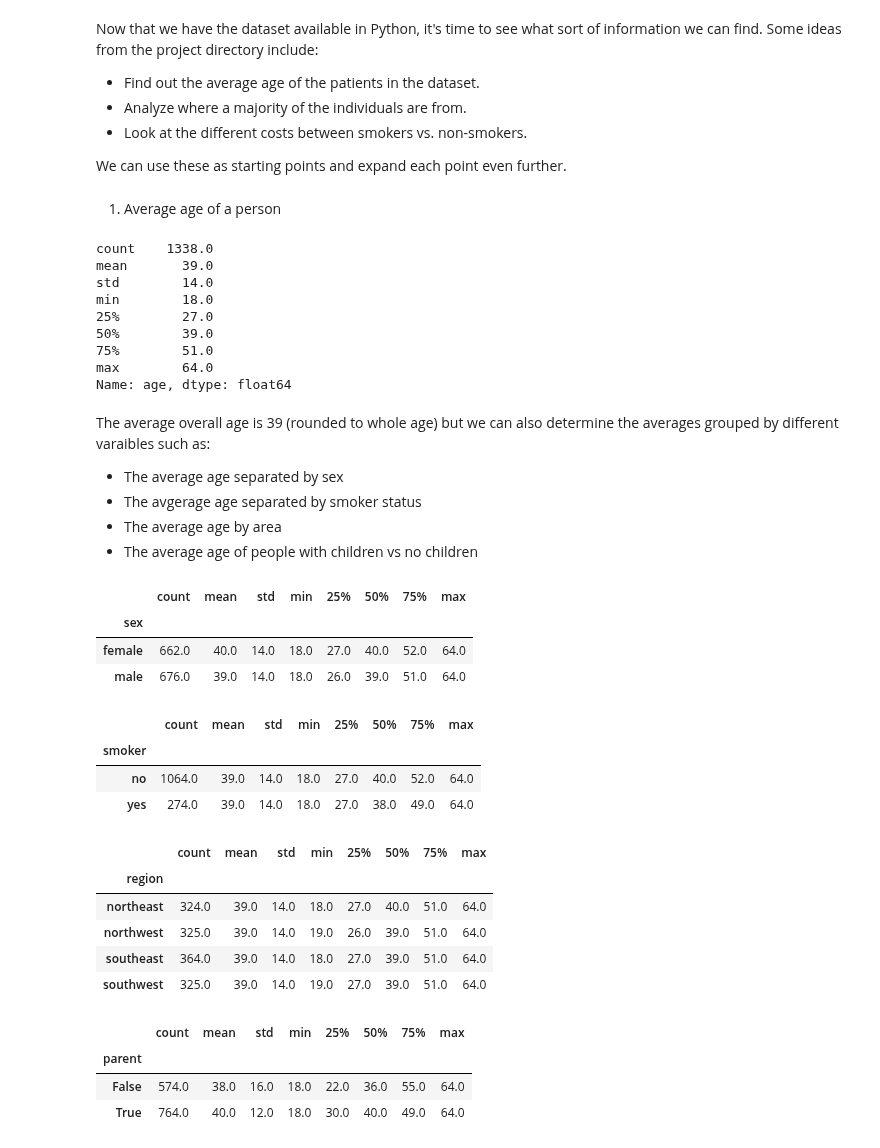
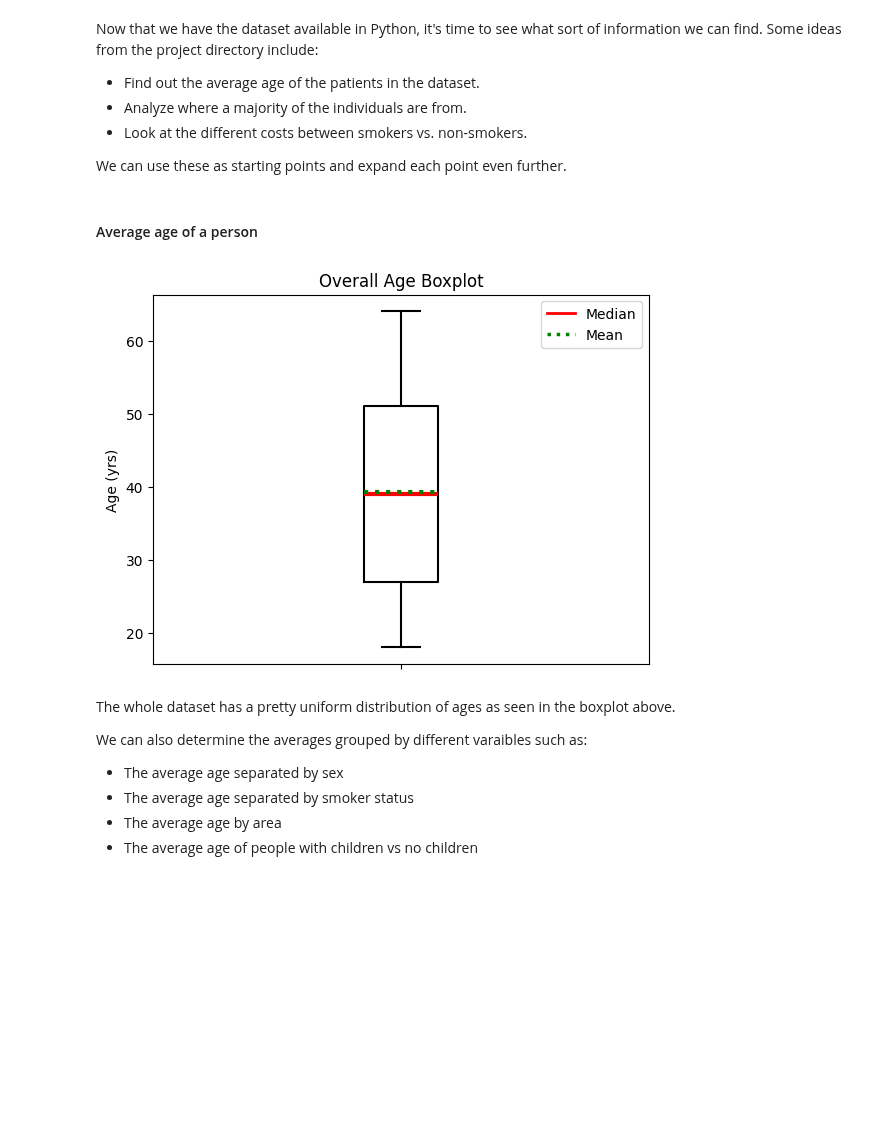
Before and after one commit to LucasCroslyn/CodingProblems, a Jupyter notebook: CodeCademy/Data Science Foundations Skill Path/Medical Insurance Full Project/us-medical-insurance-costs.ipynb, the cells around one changed output. Cells and saved outputs as stored; diff of their text form; code cells hidden in the pictures; blank space fills up the shorter version.

```diff
--- a/CodeCademy/Data Science Foundations Skill Path/Medical Insurance Full Project/us-medical-insurance-costs.ipynb
+++ b/CodeCademy/Data Science Foundations Skill Path/Medical Insurance Full Project/us-medical-insurance-costs.ipynb
@@ -63,57 +80,33 @@ Some ideas from the project directory include:
 
 We can use these as starting points and expand each point even further.
 # %% [markdown]
-1. Average age of a person
+#### Average age of a person
-# %%
-insurance_data["age"].describe().round(0)
-# %% [output]
-count    1338.0
-mean       39.0
-std        14.0
-min        18.0
-25%        27.0
-50%        39.0
-75%        51.0
-max        64.0
-Name: age, dtype: float64
+# %%
+# slightly better look for the boxplot for me
+boxprops = dict(linewidth=1.5)
+medianprops = dict(linewidth = 3, color="red")
+meanprops = dict(linestyle="dotted", color="green", linewidth=3)
+
+median_line = plt.Line2D([], [], linestyle="solid", color="red", linewidth=2, label="Median")
+mean_line = plt.Line2D([], [], linestyle="dotted", color="green", linewidth=2.5, label="Mean")
+# %%
+insurance_data.boxplot(column="age", grid=False,showmeans=True, meanline=True, boxprops=boxprops, whiskerprops=boxprops, medianprops=medianprops, meanprops=meanprops, capprops=boxprops)
+plt.title("Overall Age Boxplot")
+
+# Legend for the median/mean lines
+plt.legend(handles=[median_line, mean_line])
+
+# Removing unnessary x label + adding y label
+plt.xticks([1],"")
+plt.ylabel("Age (yrs)")
+plt.show()
+# %% [output]
+[figure, added]
 # %% [markdown]
-The average overall age is 39 (rounded to whole age) but we can also determine the averages grouped by different varaibles such as:
+The whole dataset has a pretty uniform distribution of ages as seen in the boxplot above.
+
+We can also determine the averages grouped by different varaibles such as:
 - The average age separated by sex
-- The avgerage age separated by smoker status
+- The average age separated by smoker status
 - The average age by area
 - The average age of people with children vs no children
-# %%
-# Avg age by sex
-insurance_data.groupby("sex")["age"].describe().round(0)
-# %% [output]
-|  | count | mean | std | min | 25% | 50% | 75% | max |
-| sex |  |  |  |  |  |  |  |  |
-| female | 662.0 | 40.0 | 14.0 | 18.0 | 27.0 | 40.0 | 52.0 | 64.0 |
-| male | 676.0 | 39.0 | 14.0 | 18.0 | 26.0 | 39.0 | 51.0 | 64.0 |
-# %%
-# Avg age by smoker status
-insurance_data.groupby("smoker")["age"].describe().round(0)
-# %% [output]
-|  | count | mean | std | min | 25% | 50% | 75% | max |
-| smoker |  |  |  |  |  |  |  |  |
-| no | 1064.0 | 39.0 | 14.0 | 18.0 | 27.0 | 40.0 | 52.0 | 64.0 |
-| yes | 274.0 | 39.0 | 14.0 | 18.0 | 27.0 | 38.0 | 49.0 | 64.0 |
-# %%
-# Avg age by area
-insurance_data.groupby("region")["age"].describe().round(0)
-# %% [output]
-|  | count | mean | std | min | 25% | 50% | 75% | max |
-| region |  |  |  |  |  |  |  |  |
-| northeast | 324.0 | 39.0 | 14.0 | 18.0 | 27.0 | 40.0 | 51.0 | 64.0 |
-| northwest | 325.0 | 39.0 | 14.0 | 19.0 | 26.0 | 39.0 | 51.0 | 64.0 |
-| southeast | 364.0 | 39.0 | 14.0 | 18.0 | 27.0 | 39.0 | 51.0 | 64.0 |
-| southwest | 325.0 | 39.0 | 14.0 | 19.0 | 27.0 | 39.0 | 51.0 | 64.0 |
-# %%
-# Avg age parent vs non-parent
-insurance_data["parent"] = insurance_data["children"] > 0
-insurance_data.groupby('parent')['age'].describe().round(0)
-# %% [output]
-|  | count | mean | std | min | 25% | 50% | 75% | max |
-| parent |  |  |  |  |  |  |  |  |
-| False | 574.0 | 38.0 | 16.0 | 18.0 | 22.0 | 36.0 | 55.0 | 64.0 |
-| True | 764.0 | 40.0 | 12.0 | 18.0 | 30.0 | 40.0 | 49.0 | 64.0 |
```
Also changed, not shown: parts of 28 cells of this notebook.
